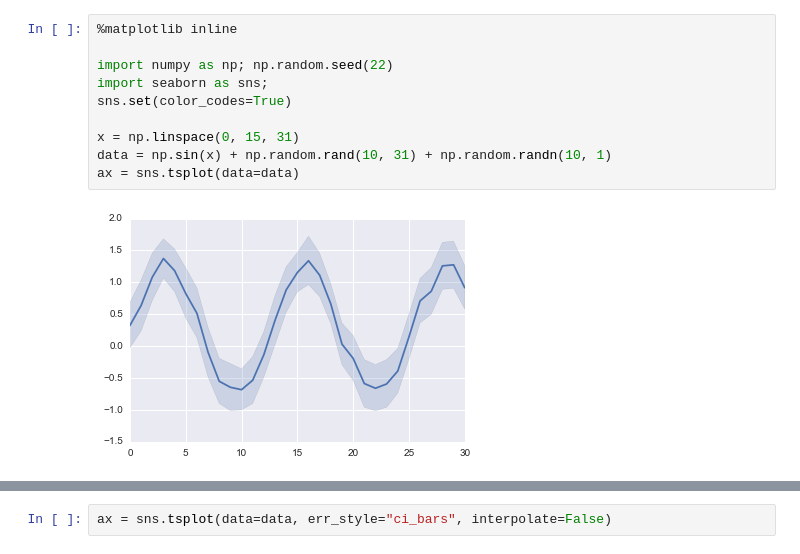
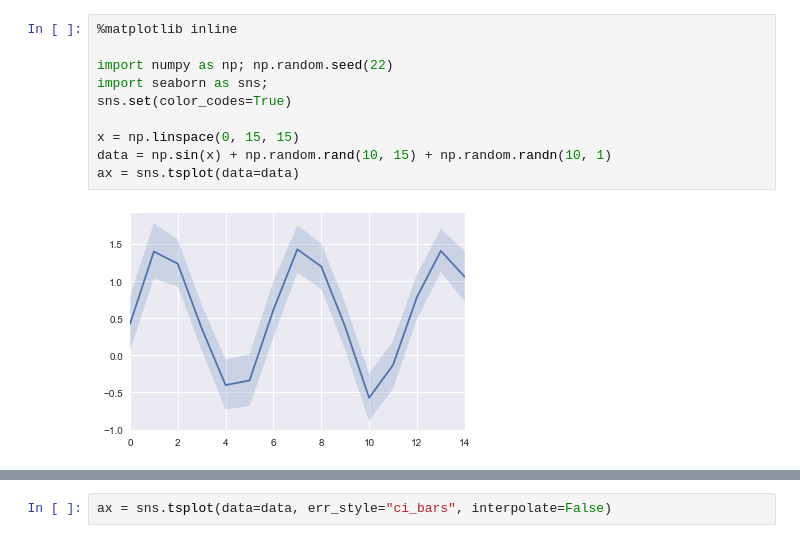
Before and after one commit to SocratesClub/bigdata, a Jupyter notebook: code/19.visualization_with_seaborn.ipynb, the cells around one changed output, grey strips where cells are left out. Cells and saved outputs as stored; diff of their text form.

```diff
--- a/code/19.visualization_with_seaborn.ipynb
+++ b/code/19.visualization_with_seaborn.ipynb
@@ -1,12 +1,12 @@
 # %%
 %matplotlib inline
 
 import numpy as np; np.random.seed(22)
 import seaborn as sns;
 sns.set(color_codes=True)
 
-x = np.linspace(0, 15, 31)
-data = np.sin(x) + np.random.rand(10, 31) + np.random.randn(10, 1)
+x = np.linspace(0, 15, 15)
+data = np.sin(x) + np.random.rand(10, 15) + np.random.randn(10, 1)
 ax = sns.tsplot(data=data)
 # %% [output]
-[figure, old version]
+[figure, new version]
```
Also changed, not shown: parts of 1 cell of this notebook, 13 other files.
